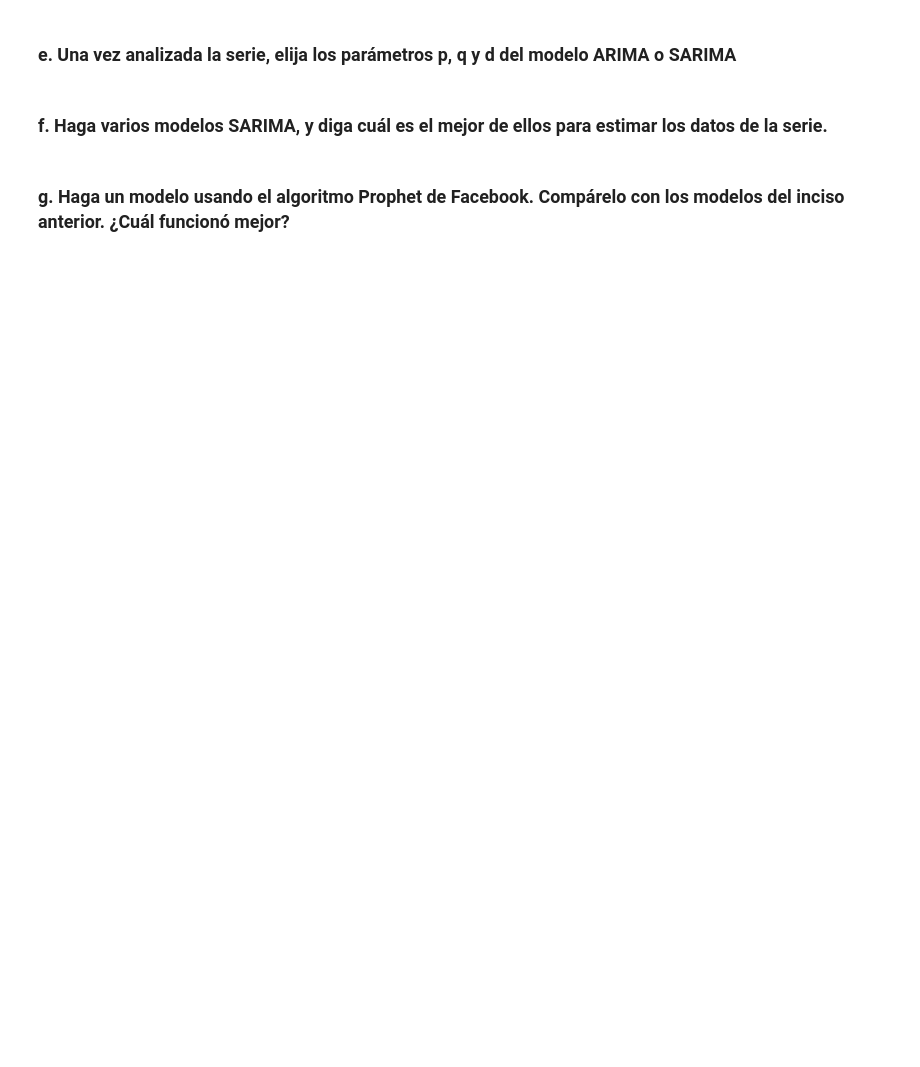
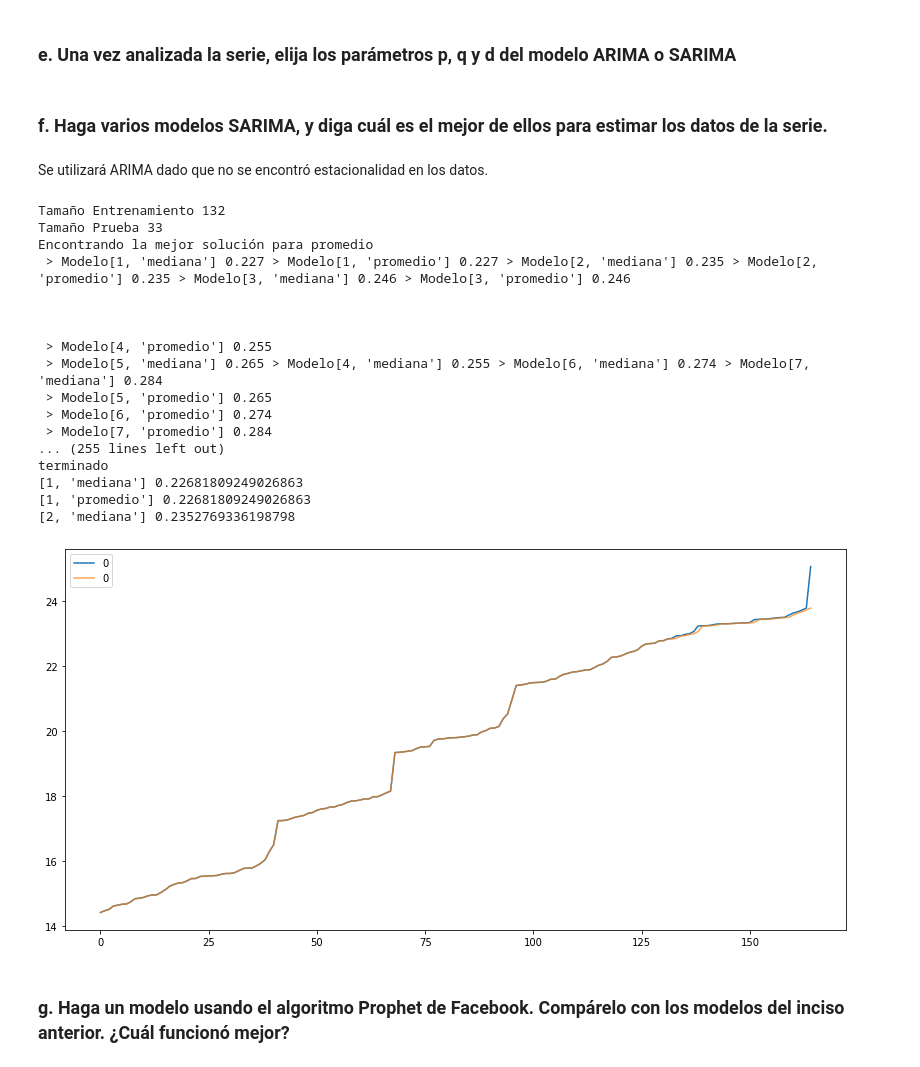
Before and after one commit to wsaldana/DataScienceLab2, a Jupyter notebook: lab2.ipynb, the cells around one changed output. Drawn from its saved outputs; the diff is of its cells as text; code cells hidden in the pictures; blank space fills up the shorter version.

```diff
--- a/lab2.ipynb
+++ b/lab2.ipynb
@@ -234,4 +304,27 @@ De lo más destacable en este punto es que los países más calurosos no difiere
 # %% [markdown]
 ### f. Haga varios modelos SARIMA, y diga cuál es el mejor de ellos para estimar los datos de la serie.
+# %% [markdown]
+Se utilizará ARIMA dado que no se encontró estacionalidad en los datos.
+# %%
+encontrar_mejor_solucion(temp_serie, 'TS Temperatura', metodo = "promedio")
+# %% [output]
+Tamaño Entrenamiento 132
+Tamaño Prueba 33
+Encontrando la mejor solución para promedio
+ > Modelo[1, 'mediana'] 0.227 > Modelo[1, 'promedio'] 0.227 > Modelo[2, 'mediana'] 0.235 > Modelo[2, 'promedio'] 0.235 > Modelo[3, 'mediana'] 0.246 > Modelo[3, 'promedio'] 0.246
+
+
+
+ > Modelo[4, 'promedio'] 0.255
+ > Modelo[5, 'mediana'] 0.265 > Modelo[4, 'mediana'] 0.255 > Modelo[6, 'mediana'] 0.274 > Modelo[7, 'mediana'] 0.284
+ > Modelo[5, 'promedio'] 0.265
+ > Modelo[6, 'promedio'] 0.274
+ > Modelo[7, 'promedio'] 0.284
+... (255 lines left out)
+terminado
+[1, 'mediana'] 0.22681809249026863
+[1, 'promedio'] 0.22681809249026863
+[2, 'mediana'] 0.2352769336198798
+[figure, added]
 # %% [markdown]
 ### g. Haga un modelo usando el algoritmo Prophet de Facebook. Compárelo con los modelos del inciso anterior. ¿Cuál funcionó mejor?
```
Also changed, not shown: parts of 13 cells of this notebook, 2 other files.
